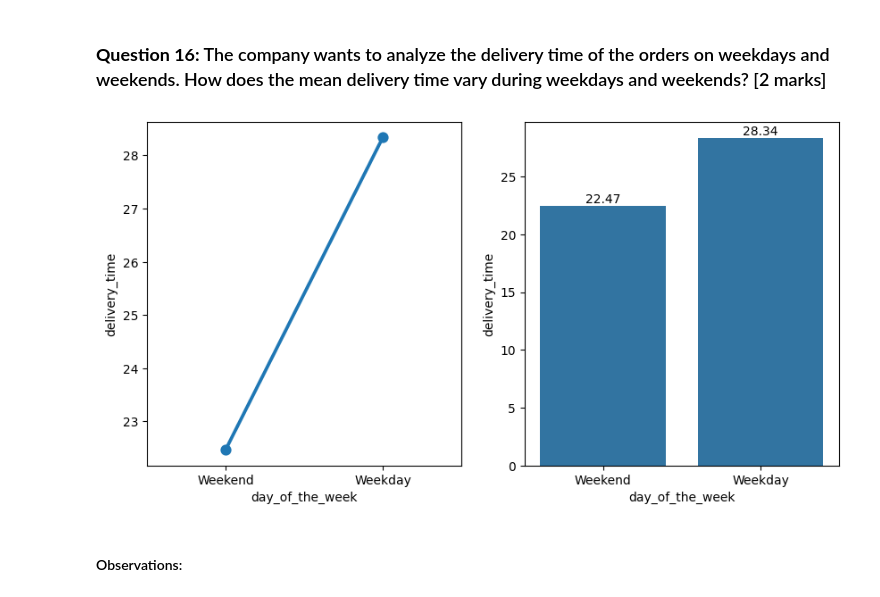
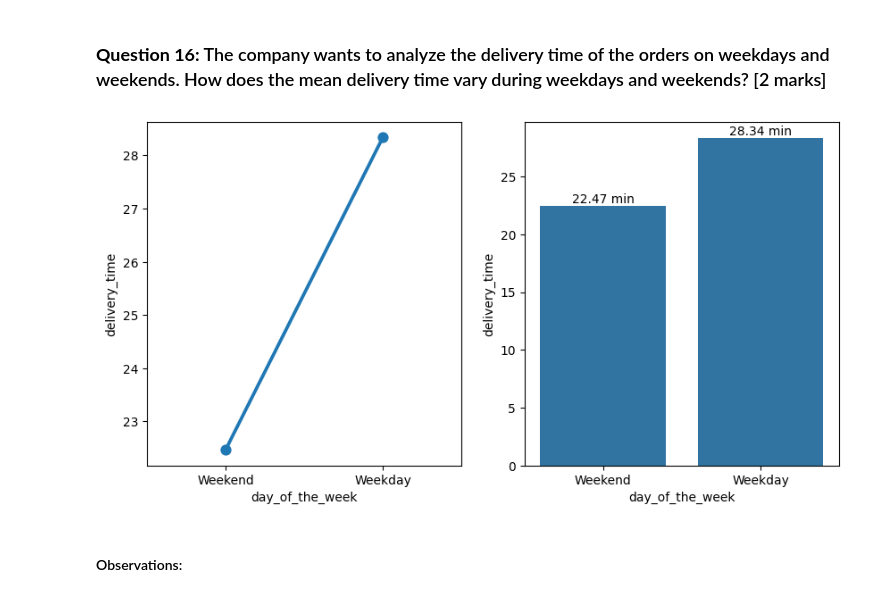
Before and after one commit to sheikhomer/FoodHubDataAnalysis, a Jupyter notebook: Learner_Notebook_Full_Code.ipynb, the cells around one changed output. Cells and saved outputs as stored; diff of their text form; code cells hidden in the pictures.

```diff
--- a/Learner_Notebook_Full_Code.ipynb
+++ b/Learner_Notebook_Full_Code.ipynb
@@ -809,14 +808,14 @@ round(df[df['total_waiting_time']>60].shape[0]/df.shape[0]*100, 2)
 # %%
 # Write the code here
 plt.figure(figsize = (10,5))
 plt.subplot(1,2,1)
 sns.pointplot(data=df, x='day_of_the_week', y='delivery_time', errorbar=None)
 plt.subplot(1,2,2)
 ax = sns.barplot(x='day_of_the_week', y='delivery_time', data=df, errorbar=None, estimator = 'mean')
-ax.bar_label(ax.containers[0], fmt = lambda x: f'{x:0.2f}')
+ax.bar_label(ax.containers[0], fmt = lambda x: f'{x:0.2f} min')
 plt.show()
 # %% [output]
-[figure, old version]
+[figure, new version]
 # %% [markdown]
 #### Observations:
 # %% [markdown]
```
Also changed, not shown: parts of 1 cell of this notebook.
